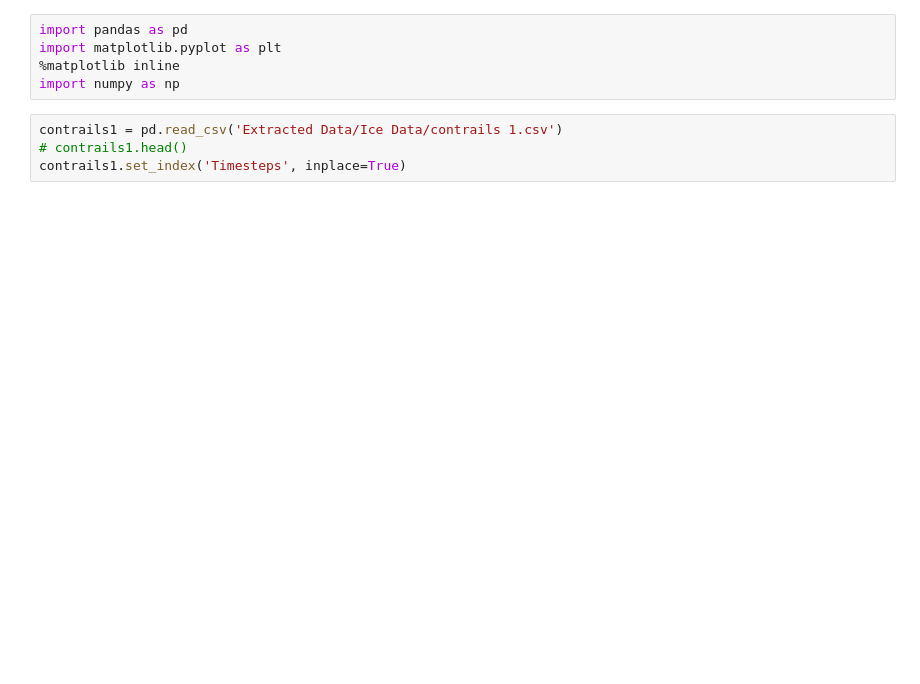
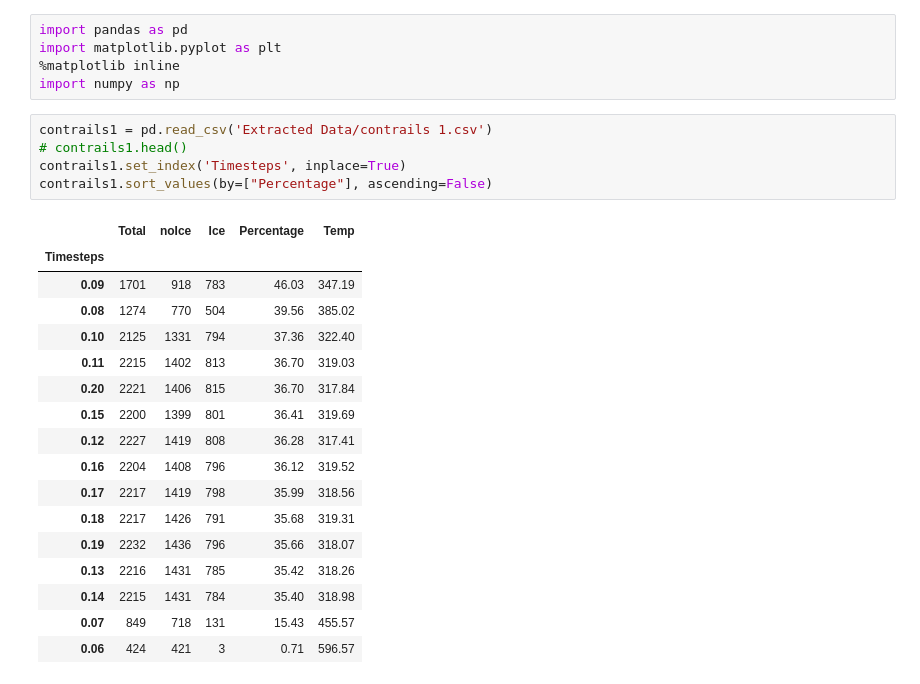
Before and after one commit to nafiul-nipu/Contrails-Python, a Jupyter notebook: contrails preprocessing/IceDataVisualization.ipynb, the cells around one changed output. Drawn from its saved outputs; the diff is of its cells as text; blank space fills up the shorter version.

```diff
--- a/contrails preprocessing/IceDataVisualization.ipynb
+++ b/contrails preprocessing/IceDataVisualization.ipynb
@@ -4,7 +4,26 @@ import matplotlib.pyplot as plt
 %matplotlib inline
 import numpy as np
 # %%
-contrails1 = pd.read_csv('Extracted Data/Ice Data/contrails 1.csv')
+contrails1 = pd.read_csv('Extracted Data/contrails 1.csv')
 # contrails1.head()
 contrails1.set_index('Timesteps', inplace=True)
+contrails1.sort_values(by=["Percentage"], ascending=False)
+# %% [output]
+|  | Total | noIce | Ice | Percentage | Temp |
+| Timesteps |  |  |  |  |  |
+| 0.09 | 1701 | 918 | 783 | 46.03 | 347.19 |
+| 0.08 | 1274 | 770 | 504 | 39.56 | 385.02 |
+| 0.10 | 2125 | 1331 | 794 | 37.36 | 322.40 |
+| 0.11 | 2215 | 1402 | 813 | 36.70 | 319.03 |
+| 0.20 | 2221 | 1406 | 815 | 36.70 | 317.84 |
+| 0.15 | 2200 | 1399 | 801 | 36.41 | 319.69 |
+| 0.12 | 2227 | 1419 | 808 | 36.28 | 317.41 |
+| 0.16 | 2204 | 1408 | 796 | 36.12 | 319.52 |
+| 0.17 | 2217 | 1419 | 798 | 35.99 | 318.56 |
+| 0.18 | 2217 | 1426 | 791 | 35.68 | 319.31 |
+| 0.19 | 2232 | 1436 | 796 | 35.66 | 318.07 |
+| 0.13 | 2216 | 1431 | 785 | 35.42 | 318.26 |
+| 0.14 | 2215 | 1431 | 784 | 35.40 | 318.98 |
+| 0.07 | 849 | 718 | 131 | 15.43 | 455.57 |
+| 0.06 | 424 | 421 | 3 | 0.71 | 596.57 |
 # %%
```
Also changed, not shown: parts of 3 cells of this notebook, 7 other files.
